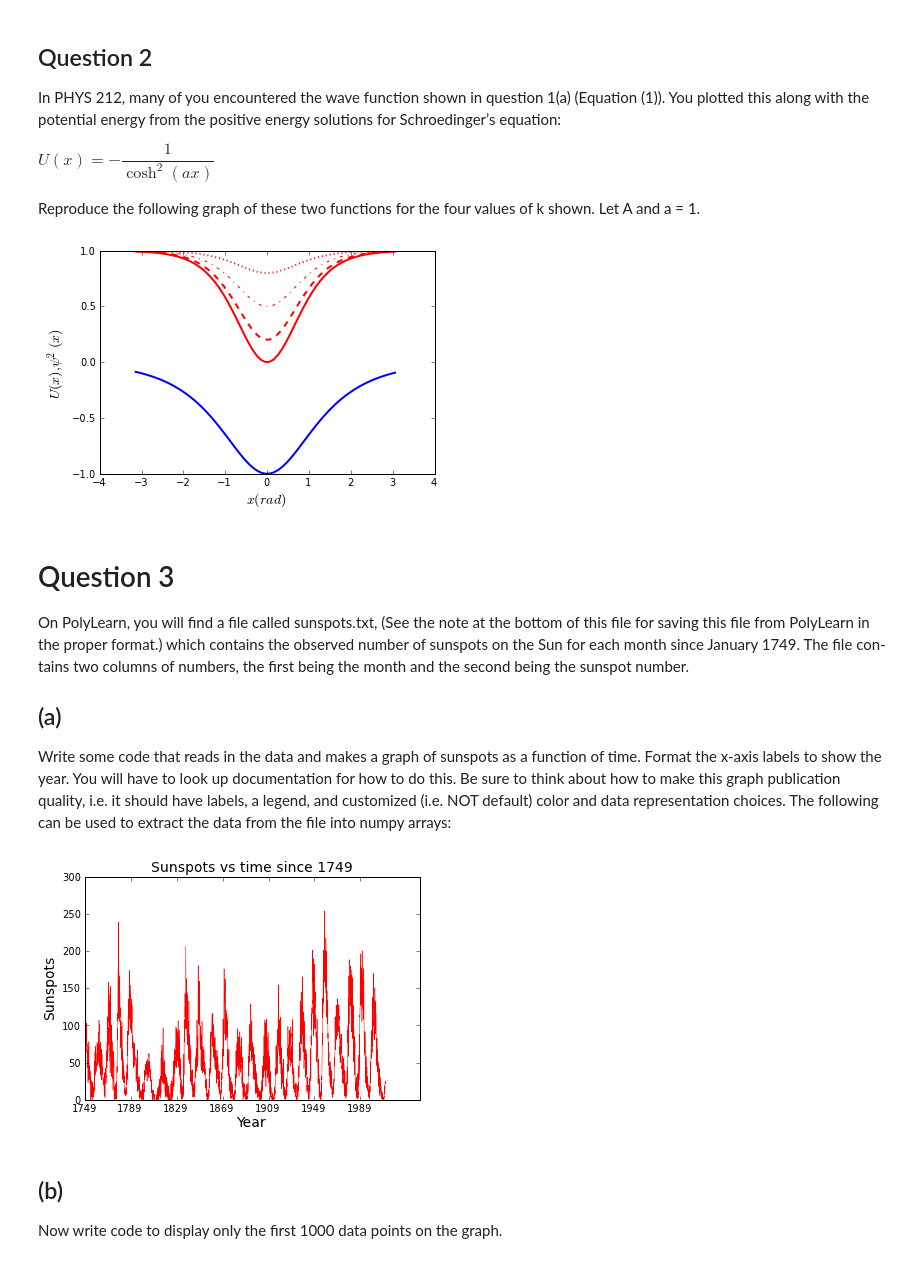
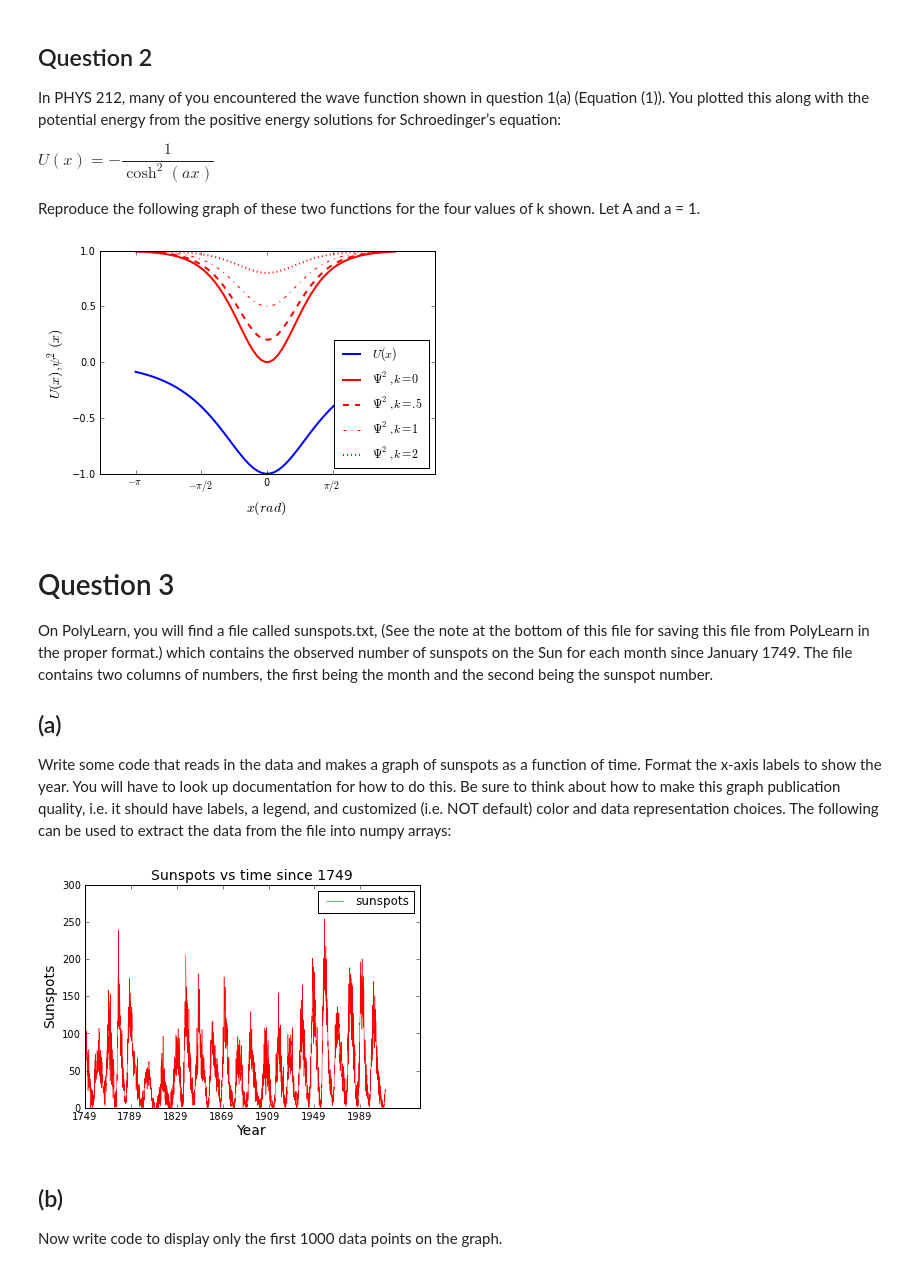
Before and after one commit to ssteeper/PHYS-202-13, a Jupyter notebook: week3/graphics ex. 2.ipynb, the cells around one changed output. Drawn from its saved outputs; the diff is of its cells as text; code cells hidden in the pictures.

```diff
--- a/week3/graphics ex. 2.ipynb
+++ b/week3/graphics ex. 2.ipynb
@@ -63,42 +63,42 @@ kvals = [0.0, .5, 1.0, 2.0]
 i = 0 + 1j
 Upot = -1/ cosh(x)
 
 plot(x, Upot, label = '$U(x)$', lw = '2')
 xlabel('$x (rad)$', fontsize = 14)
 ylabel('$U(x), \psi^2(x)$', fontsize = 14)
-grid = True
 
 
 k = 0
 psi = ((i*k - tanh(x))/(i*k +1))*e **(i*k*x)
 psi2 = psi * psi.conjugate()
 plot(x, psi2, label = '$\Psi^2, k=0$', color = 'red', lw = '2')
 
 k = .5
 psi = ((i*k - tanh(x))/(i*k +1))*e **(i*k*x)
 psi2 = psi * psi.conjugate()
 plot(x, psi2, label = '$\Psi^2, k=.5$', color = 'red', lw = '2', ls ='--')
 
 k = 1
 psi = ((i*k - tanh(x))/(i*k +1))*e **(i*k*x)
 psi2 = psi * psi.conjugate()
 plot(x, psi2, label = '$\Psi^2, k=1$', color = 'red', ls = '-.')
 
 k = 2
 psi = ((i*k - tanh(x))/(i*k +1))*e **(i*k*x)
 psi2 = psi * psi.conjugate()
 plot(x, psi2, label = '$\Psi^2, k=2$', color = 'red', lw = '2', ls =':')
 
+xticks(arange(-pi, pi, pi/2), ['$-\pi$', '$-\pi/2$', '0', '$\pi/2$', '$\pi/2$', '$\pi$'])
+legend(loc=4)
 show()
 # %% [output]
-[figure, old version]
+[figure, new version]
 # %% [markdown]
 Question 3
 =
 On PolyLearn, you will find a file called sunspots.txt, (See the note at the bottom
 of this file for saving this file from PolyLearn in the proper format.) which contains the
-observed number of sunspots on the Sun for each month since January 1749. The file con-
-tains two columns of numbers, the first being the month and the second being the sunspot
+observed number of sunspots on the Sun for each month since January 1749. The file contains two columns of numbers, the first being the month and the second being the sunspot
 number.
 
 (a)
@@ -108,14 +108,15 @@ Write some code that reads in the data and makes a graph of sunspots as a functi
 data = loadtxt("/home/ssteeper/Desktop/sunspots.txt",float)
 x = data[:,0]
 y = data[:,1]
-plot(x, y, lw=.5, c='red')
+plot(x, y, lw=.5, c='red', label='sunspots')
 xlabel('Year', fontsize = 14)
 ylabel('Sunspots', fontsize = 14)
 title('Sunspots vs time since 1749', fontsize =14)
 plt.xticks(arange(0, 3000, 480), ['1749', '1789', '1829', '1869', '1909', '1949', '1989'])
+legend()
 show()
 # %% [output]
-[figure, old version]
+[figure, new version]
 # %% [markdown]
 (b)
 -
```
Also changed, not shown: parts of 7 cells of this notebook, 1 other file.
